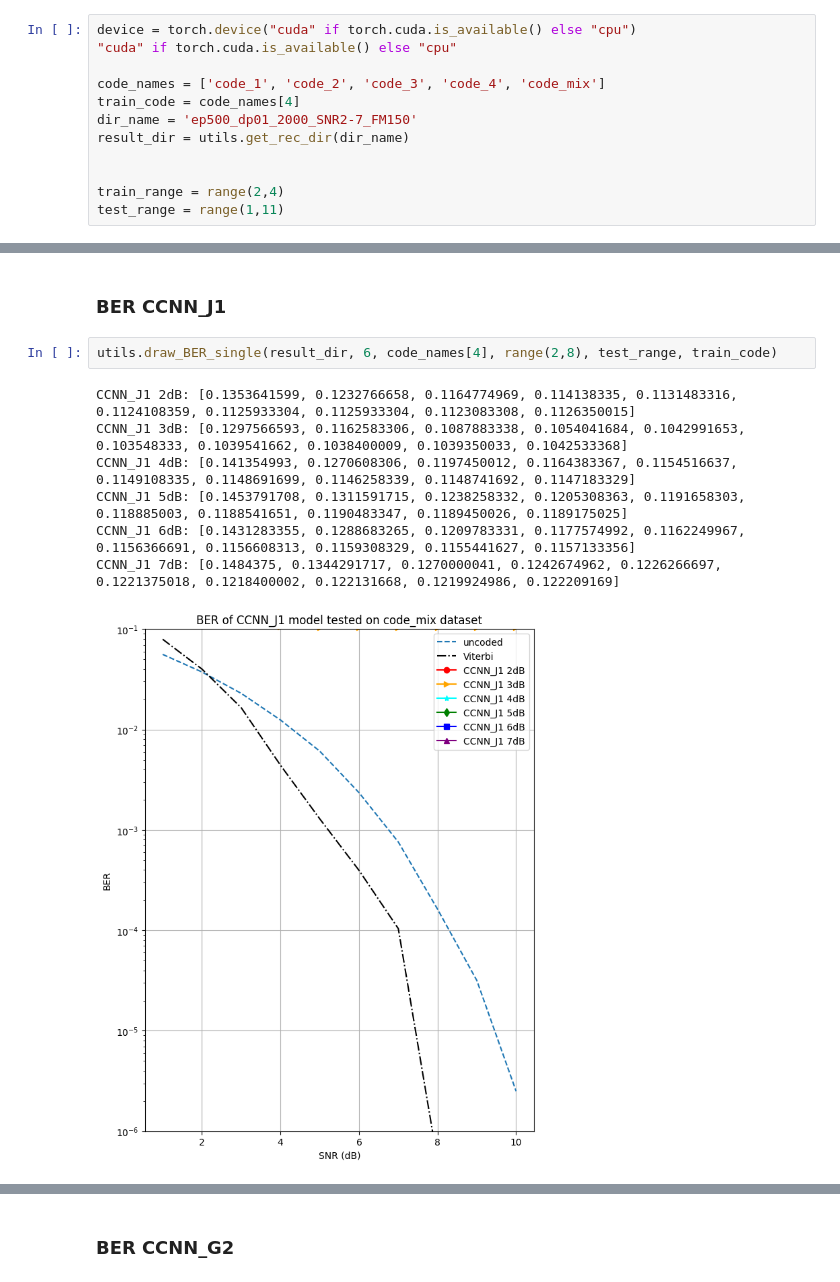
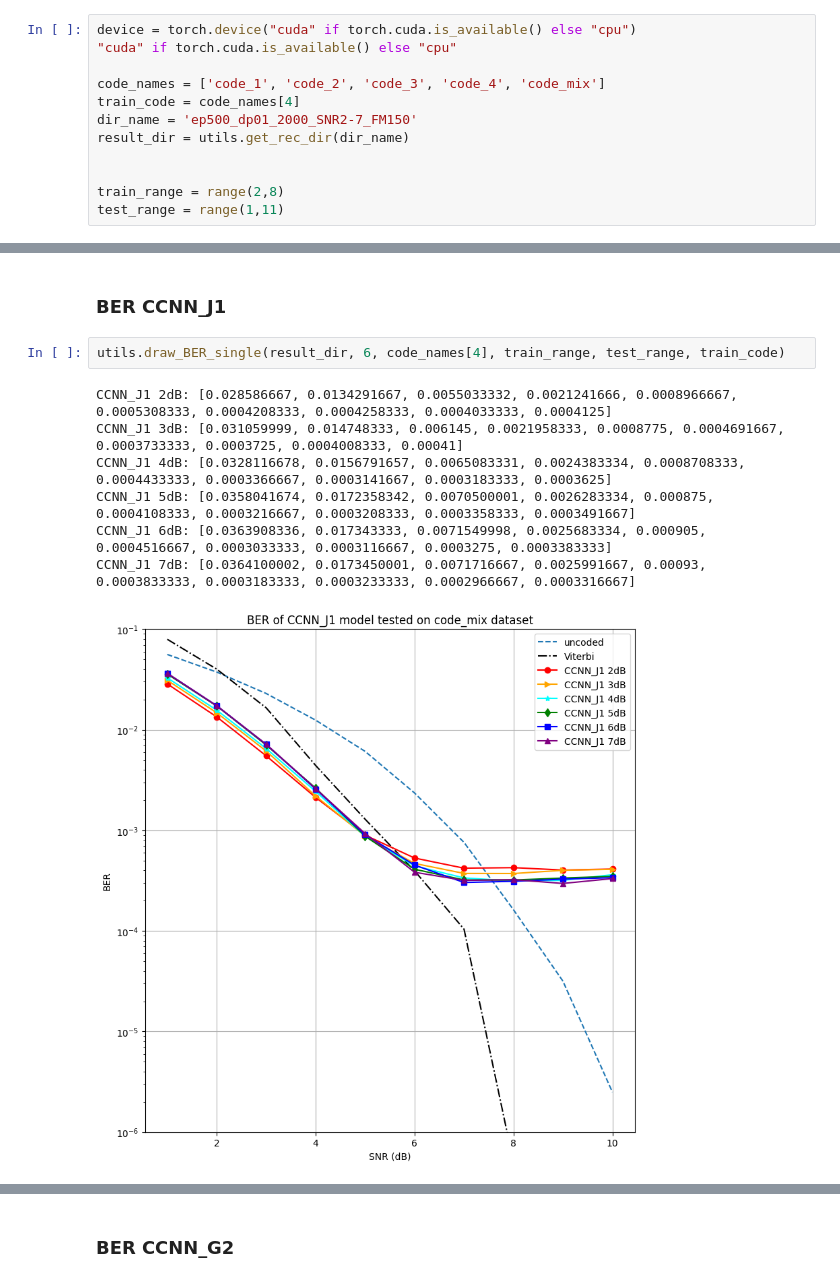
Before and after one commit to jxyang777/Conditional_CNN_Decoder, a Jupyter notebook: draw.ipynb, the cells around one changed output, grey strips where cells are left out. Saved outputs shown, nothing was run; the diff lists cells and outputs as text.

```diff
--- a/draw.ipynb
+++ b/draw.ipynb
@@ -14,7 +17,7 @@ dir_name = 'ep500_dp01_2000_SNR2-7_FM150'
 result_dir = utils.get_rec_dir(dir_name)
 
 
-train_range = range(2,4)
+train_range = range(2,8)
 test_range = range(1,11)
 # %% [markdown]
 ## ACC table
@@ -51,13 +54,13 @@ CCNN_T 7dB: [0.1168200001, 0.1072158366, 0.1023991629, 0.1004433334, 0.099437497
 # %% [markdown]
 ### BER CCNN_J1
 # %%
-utils.draw_BER_single(result_dir, 6, code_names[4], range(2,8), test_range, train_code)
+utils.draw_BER_single(result_dir, 6, code_names[4], train_range, test_range, train_code)
 # %% [output]
-CCNN_J1 2dB: [0.1353641599, 0.1232766658, 0.1164774969, 0.114138335, 0.1131483316, 0.1124108359, 0.1125933304, 0.1125933304, 0.1123083308, 0.1126350015]
-CCNN_J1 3dB: [0.1297566593, 0.1162583306, 0.1087883338, 0.1054041684, 0.1042991653, 0.103548333, 0.1039541662, 0.1038400009, 0.1039350033, 0.1042533368]
-CCNN_J1 4dB: [0.141354993, 0.1270608306, 0.1197450012, 0.1164383367, 0.1154516637, 0.1149108335, 0.1148691699, 0.1146258339, 0.1148741692, 0.1147183329]
-CCNN_J1 5dB: [0.1453791708, 0.1311591715, 0.1238258332, 0.1205308363, 0.1191658303, 0.118885003, 0.1188541651, 0.1190483347, 0.1189450026, 0.1189175025]
-CCNN_J1 6dB: [0.1431283355, 0.1288683265, 0.1209783331, 0.1177574992, 0.1162249967, 0.1156366691, 0.1156608313, 0.1159308329, 0.1155441627, 0.1157133356]
-CCNN_J1 7dB: [0.1484375, 0.1344291717, 0.1270000041, 0.1242674962, 0.1226266697, 0.1221375018, 0.1218400002, 0.122131668, 0.1219924986, 0.122209169]
+CCNN_J1 2dB: [0.028586667, 0.0134291667, 0.0055033332, 0.0021241666, 0.0008966667, 0.0005308333, 0.0004208333, 0.0004258333, 0.0004033333, 0.0004125]
+CCNN_J1 3dB: [0.031059999, 0.014748333, 0.006145, 0.0021958333, 0.0008775, 0.0004691667, 0.0003733333, 0.0003725, 0.0004008333, 0.00041]
+CCNN_J1 4dB: [0.0328116678, 0.0156791657, 0.0065083331, 0.0024383334, 0.0008708333, 0.0004433333, 0.0003366667, 0.0003141667, 0.0003183333, 0.0003625]
+CCNN_J1 5dB: [0.0358041674, 0.0172358342, 0.0070500001, 0.0026283334, 0.000875, 0.0004108333, 0.0003216667, 0.0003208333, 0.0003358333, 0.0003491667]
+CCNN_J1 6dB: [0.0363908336, 0.017343333, 0.0071549998, 0.0025683334, 0.000905, 0.0004516667, 0.0003033333, 0.0003116667, 0.0003275, 0.0003383333]
+CCNN_J1 7dB: [0.0364100002, 0.0173450001, 0.0071716667, 0.0025991667, 0.00093, 0.0003833333, 0.0003183333, 0.0003233333, 0.0002966667, 0.0003316667]
-[figure, old version]
+[figure, new version]
 # %% [markdown]
```
Also changed, not shown: parts of 16 cells of this notebook.
